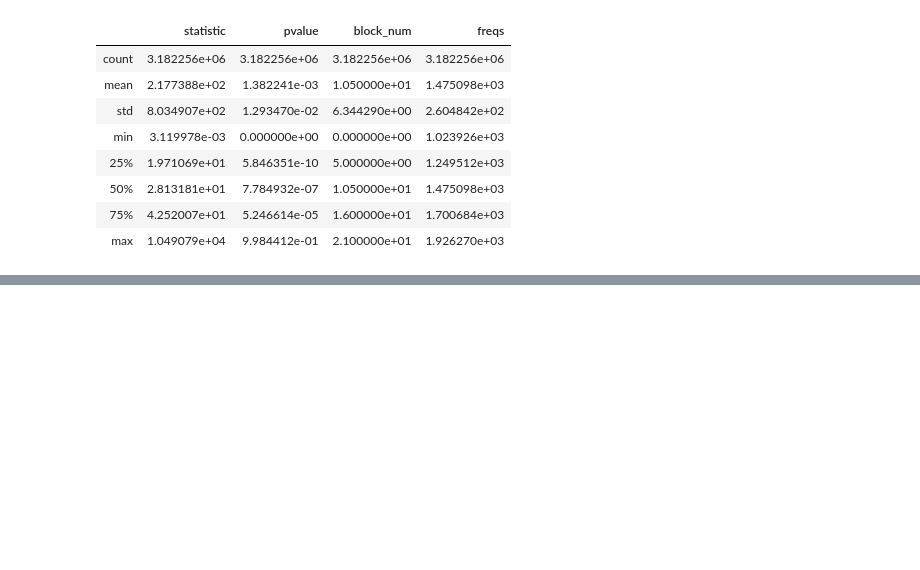
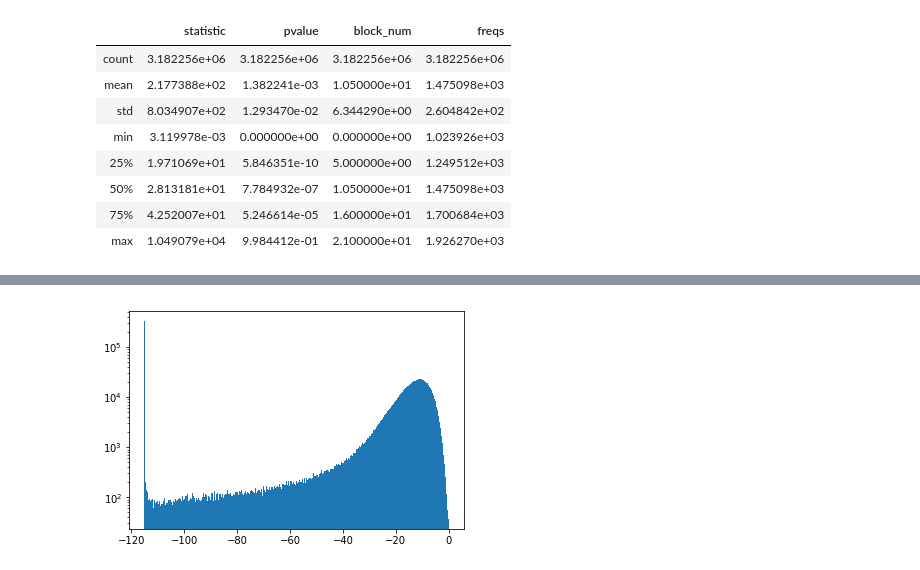
Before and after one commit to FX196/SETI-Energy-Detection, a Jupyter notebook: Result Visualization.ipynb, the cells around one changed output, grey strips where cells are left out. Saved outputs shown, nothing was run; the diff lists cells and outputs as text; code cells hidden in the pictures; blank space fills up the shorter version.

```diff
--- a/Result Visualization.ipynb
+++ b/Result Visualization.ipynb
@@ -76,0 +68,6 @@ stats = df["statistic"]
+# %%
+plt.figure()
+plt.yscale("log")
+n, bins, patches = plt.hist(np.log(p_vals+1e-50), bins=1000)
+# %% [output]
+[figure, added]
```
Also changed, not shown: parts of 23 cells of this notebook, 1 other file.
